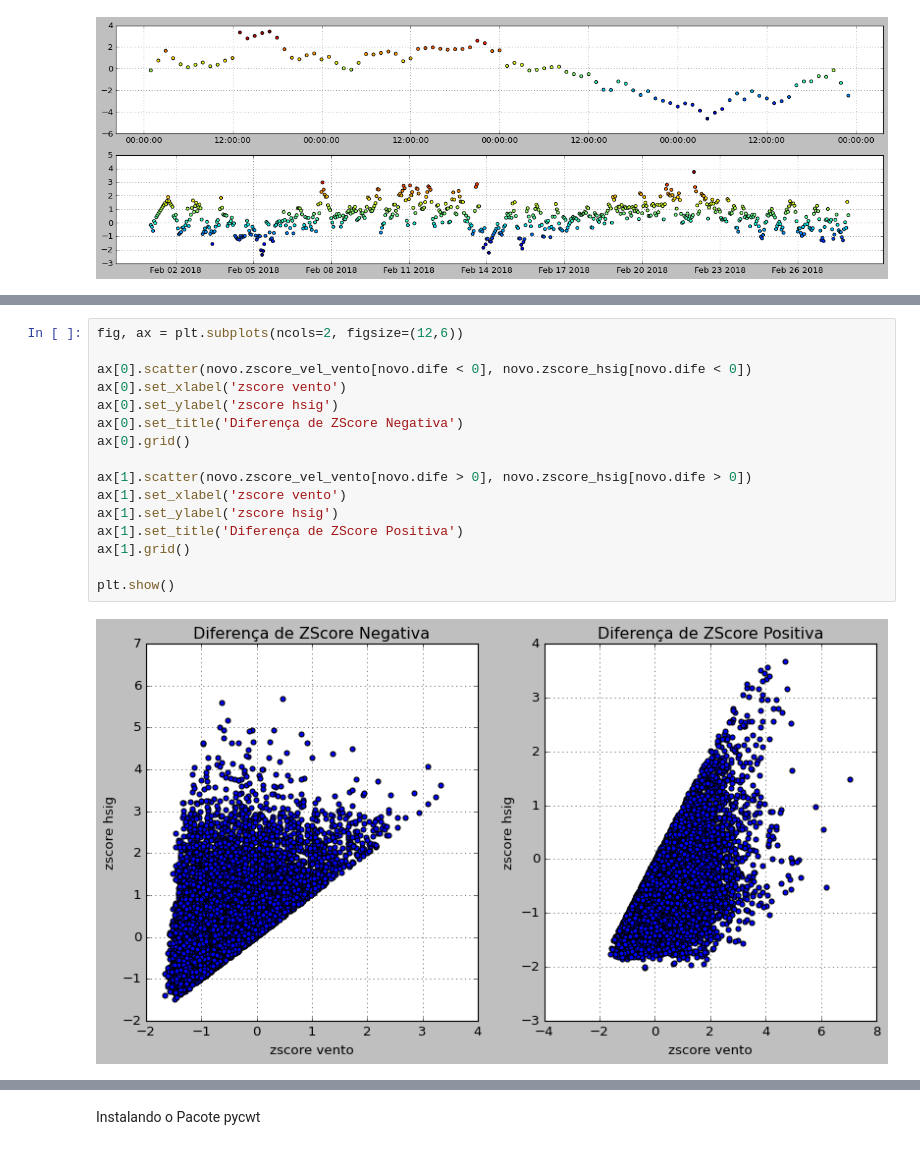
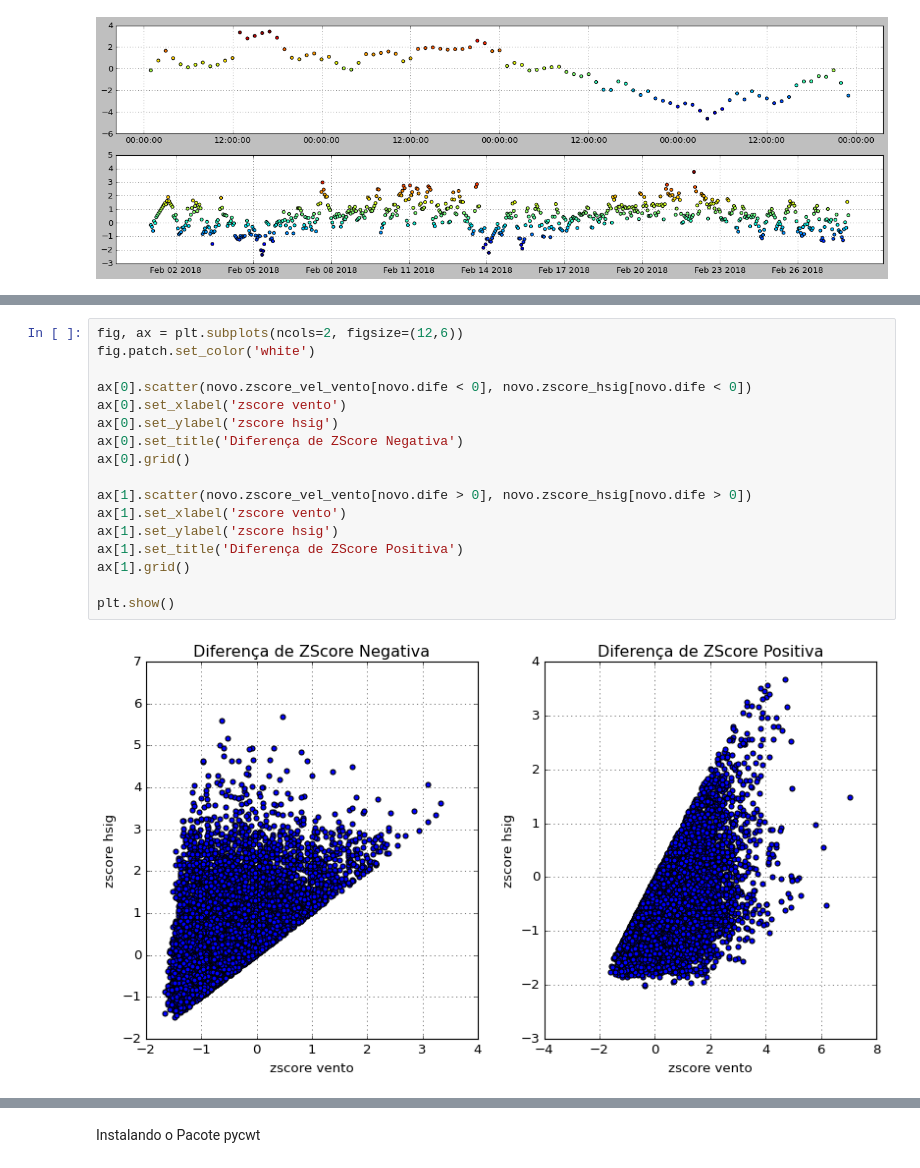
Before and after one commit to jonatanriq/oceanografia, a Jupyter notebook: analise_simcosta_ipanema.ipynb, the cells around one changed output, grey strips where cells are left out. Drawn from its saved outputs; the diff is of its cells as text.

```diff
--- a/analise_simcosta_ipanema.ipynb
+++ b/analise_simcosta_ipanema.ipynb
@@ -692,19 +694,20 @@ Já quando a diferença atinge valores negativos, temos ventos fracos provocando
 Portanto, a diferença entre os ZScores ajuda a entender a periodicidade da transferência de momentum do vento pra superfície do mar.
 # %%
 fig, ax = plt.subplots(ncols=2, figsize=(12,6))
+fig.patch.set_color('white')
 
 ax[0].scatter(novo.zscore_vel_vento[novo.dife < 0], novo.zscore_hsig[novo.dife < 0])
 ax[0].set_xlabel('zscore vento')
 ax[0].set_ylabel('zscore hsig')
 ax[0].set_title('Diferença de ZScore Negativa')
 ax[0].grid()
 
 ax[1].scatter(novo.zscore_vel_vento[novo.dife > 0], novo.zscore_hsig[novo.dife > 0])
 ax[1].set_xlabel('zscore vento')
 ax[1].set_ylabel('zscore hsig')
 ax[1].set_title('Diferença de ZScore Positiva')
 ax[1].grid()
 
 plt.show()
 # %% [output]
-[figure, old version]
+[figure, new version]
```
Also changed, not shown: parts of 20 cells of this notebook.
